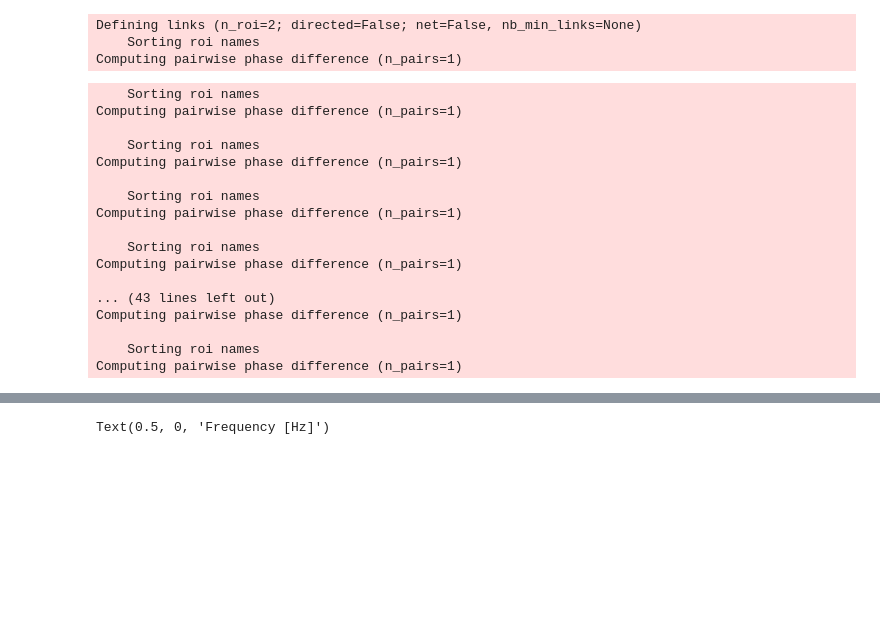
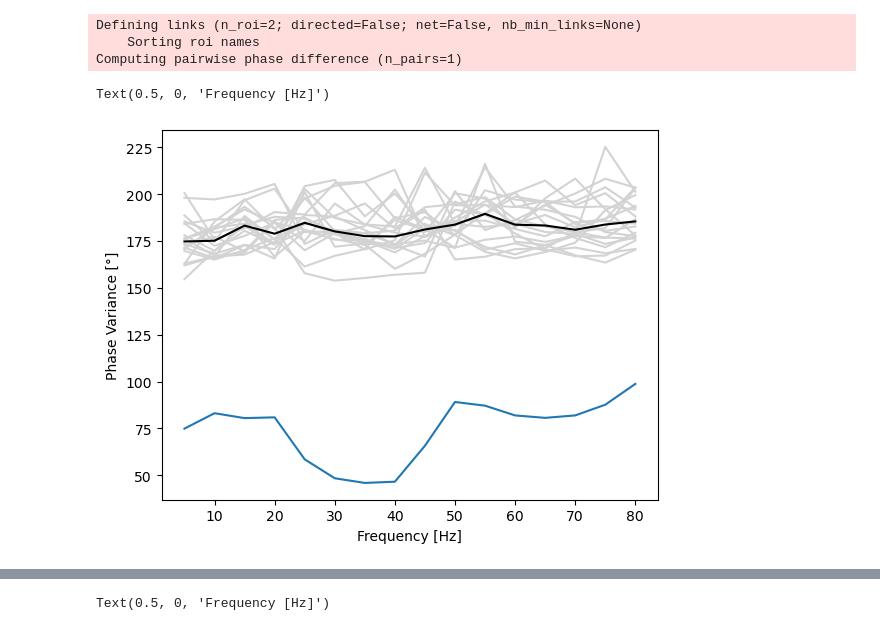
Before and after one commit to ViniciusLima94/phase_coupling_analysis, a Jupyter notebook: notebooks/Tests_Notebook.ipynb, the cells around one changed output, grey strips where cells are left out. Cells and saved outputs as stored; diff of their text form; code cells hidden in the pictures; blank space fills up the shorter version.

```diff
--- a/notebooks/Tests_Notebook.ipynb
+++ b/notebooks/Tests_Notebook.ipynb
@@ -77,7 +78,7 @@ def create_generalized_surrogate(data, n_boot):
     data_surr = np.stack(data_surr)
 
     data_surr = xr.DataArray(
-        data_surr, dims=("trials", "roi", "times"), coords={"times": data.time.values}
+        data_surr, dims=("trials", "roi", "time"), coords={"time": data.time.values}
     )
 
     return data_surr
@@ -88,3 +128,12 @@ data_surr = [
+# %%
+data_surr = [
+    xr.DataArray(
+        resample_trials(data),
+        dims=("trials", "roi", "time"),
+        coords={"time": data.time.values},
+    )
+    for i in range(20)
+]
 # %% [markdown]
 ### Filter data
 # %%
@@ -170,7 +242,7 @@ for data_surr_ in tqdm(data_surr_filt):
         data_surr_,
         sfreq=data.fsample,
         decim=1,
-        times="times",
+        times="time",
         roi="roi",
         n_jobs=1,
         verbose=False,
@@ -178,25 +250,39 @@ for data_surr_ in tqdm(data_surr_filt):
 
     phase_diff_surr = phase_diff_surr.transpose(*_dims)
 
-    phase_std_surr += [ scipy.stats.circstd(phase_diff_surr, axis=(0, 1, 3)) * 180 / np.pi ]
+    phase_std_surr += [
+        scipy.stats.circstd(phase_diff_surr, axis=(0, 1, 3)) * 180 / np.pi
+    ]
+"""
+
+_dims = ("trials", "roi", "freqs", "times")
+
+# for s in range(epoch_data.sizes["epochs"]):
+_, _, phase_diff_surr = hilbert_decomposition(
+    data_surr_filt,
+    sfreq=data.fsample,
+    decim=1,
+    times="times",
+    roi="roi",
+    n_jobs=1,
+    verbose=None,
+)
+
+phase_diff_surr = phase_diff_surr.transpose(*_dims)
+
+""";
-# %% [output]
-    Sorting roi names
-Computing pairwise phase difference (n_pairs=1)
-
-    Sorting roi names
-Computing pairwise phase difference (n_pairs=1)
-
-    Sorting roi names
-Computing pairwise phase difference (n_pairs=1)
-
-    Sorting roi names
-Computing pairwise phase difference (n_pairs=1)
-
-... (43 lines left out)
-Computing pairwise phase difference (n_pairs=1)
-
-    Sorting roi names
-Computing pairwise phase difference (n_pairs=1)
 # %%
 phase_std = scipy.stats.circstd(phase_diff, axis=(0, 1, 3)) * 180 / np.pi
 #phase_std_surr = scipy.stats.circstd(phase_diff_surr, axis=(0, 1, 3)) * 180 / np.pi
+# %%
+plt.plot(freqs, phase_std)
+for i in range(20):
+    plt.plot(freqs, phase_std_surr[i], c="lightgray")
+plt.plot(freqs, np.median(phase_std_surr, 0), c="k")
+
+
+plt.ylabel("Phase Variance [°]")
+plt.xlabel("Frequency [Hz]")
+# %% [output]
+Text(0.5, 0, 'Frequency [Hz]')
+[figure, added]
```
Also changed, not shown: parts of 8 cells of this notebook, 3 other files.
